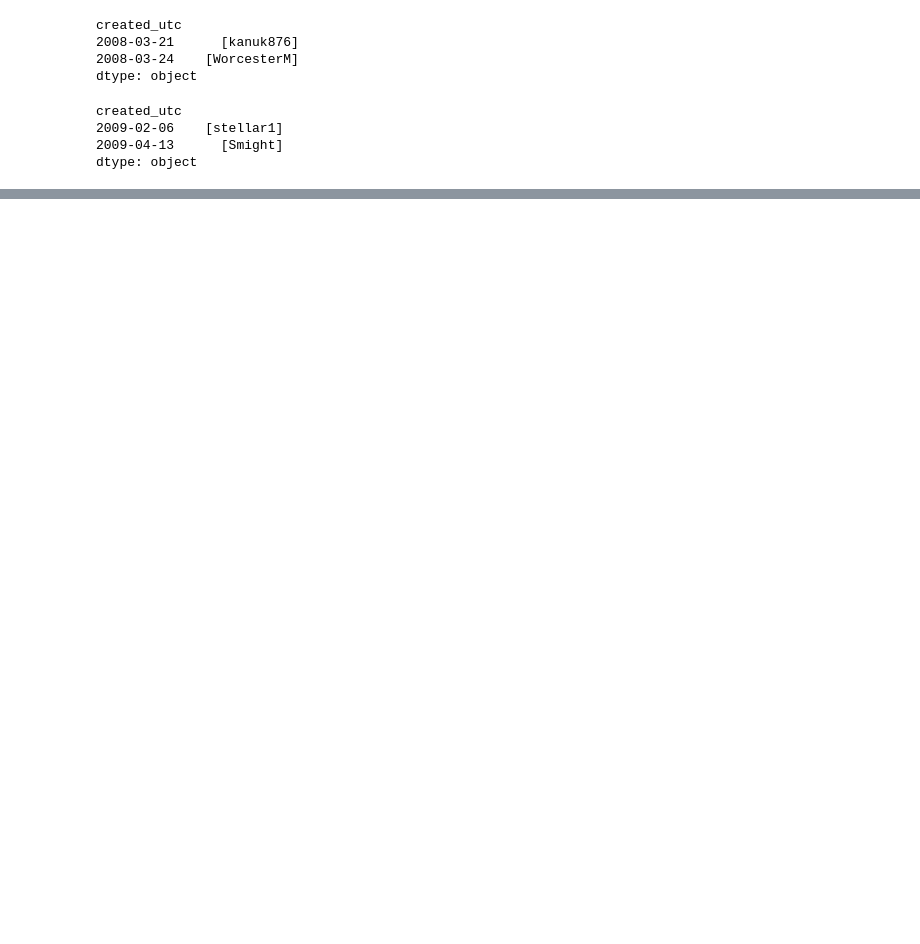
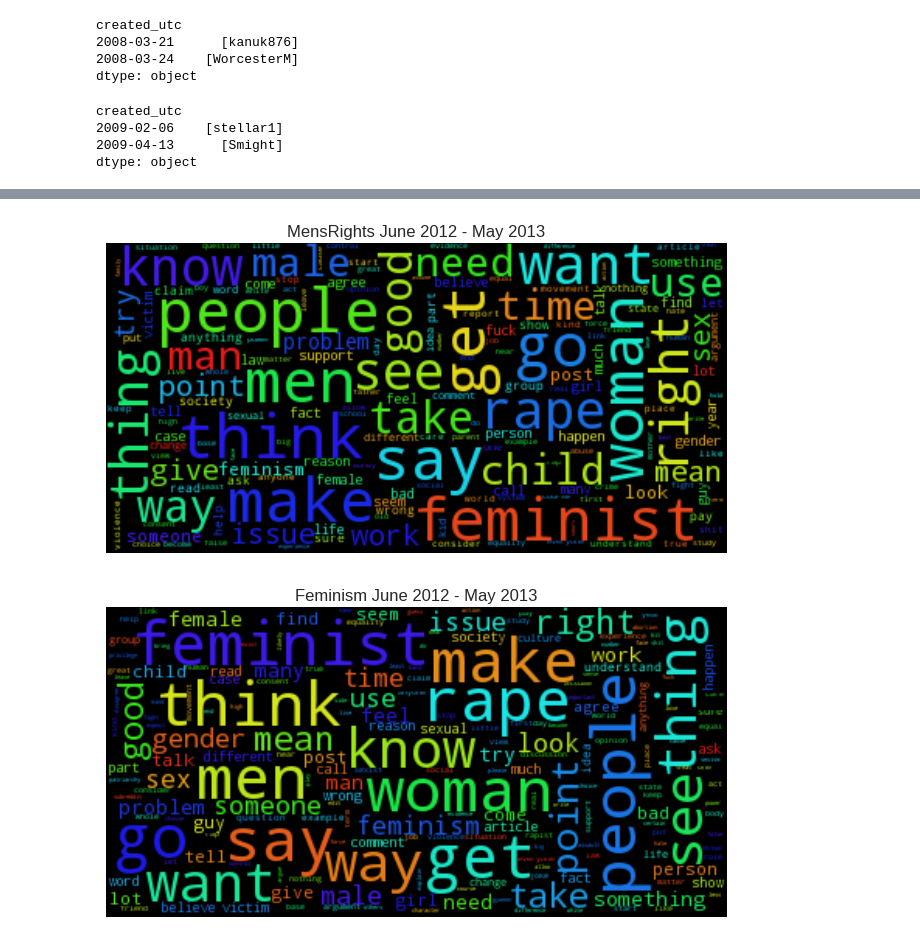
Before and after one commit to chao-ji/reddit, a Jupyter notebook: Part 3 Linguistic Divergence .ipynb, the cells around one changed output, grey strips where cells are left out. Saved outputs shown, nothing was run; the diff lists cells and outputs as text; code cells hidden in the pictures; blank space fills up the shorter version.

```diff
--- a/Part 3 Linguistic Divergence .ipynb
+++ b/Part 3 Linguistic Divergence .ipynb
@@ -442,0 +225,3 @@ plt.show()
+# %%
+collection = db["author_group"]
+collection.insert_many(author_group.T.to_dict().values())
@@ -442,0 +488,17 @@ plt.show()
+# %%
+low = datetime.datetime(year=2012, month=6, day=1)
+high = datetime.datetime(year=2013, month=6, day=1)
+
+counters = []
+for subreddit in ("MensRights", "Feminism"):
+    query = db[subreddit].find({"created_utc": {"$lte": high, "$gte": low}}, {"tokens_njv": 1})
+
+    results = list(query)
+
+    c = Counter()
+    for doc in results:
+        c.update(filter(lambda token: len(token) > 0, doc["tokens_njv"].split(" ")))
+    counters.append(c)
+# %%
+mensrights_counter = counters[0]
+mensrights_counter.most_common(10)
@@ -442,0 +516,3 @@ plt.show()
+# %%
+feminism_counter = counters[1]
+feminism_counter.most_common(10)
@@ -442,0 +530,20 @@ plt.show()
+# %%
+from wordcloud import WordCloud
+
+wc_men = WordCloud(max_font_size=40).generate_from_frequencies((k, mensrights_counter[k]) for k in mensrights_counter.keys())
+wc_fem = WordCloud(max_font_size=40).generate_from_frequencies((k, feminism_counter[k]) for k in feminism_counter.keys())
+
+plt.imshow(wc_men)
+plt.title("MensRights June 2012 - May 2013")
+plt.xticks([])
+plt.yticks([])
+plt.show()
+
+plt.imshow(wc_fem)
+plt.title("Feminism June 2012 - May 2013")
+plt.xticks([])
+plt.yticks([])
+plt.show()
+# %% [output]
+[figure, added]
+[figure, added]
```
Also changed, not shown: parts of 92 cells of this notebook.
